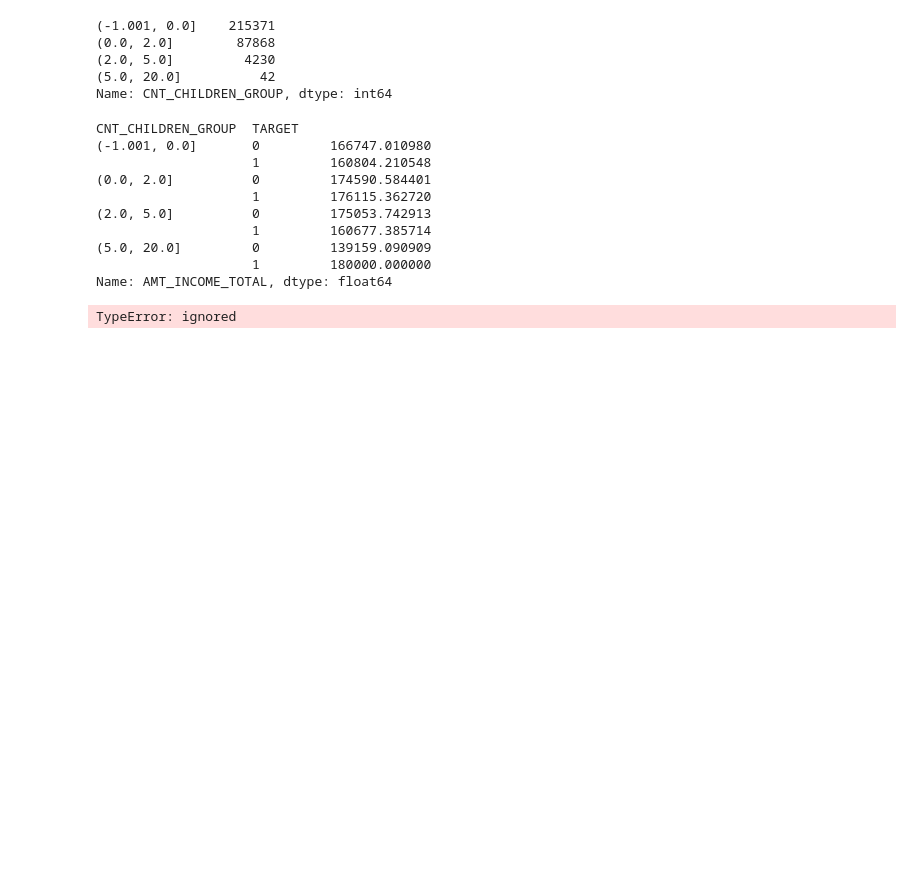
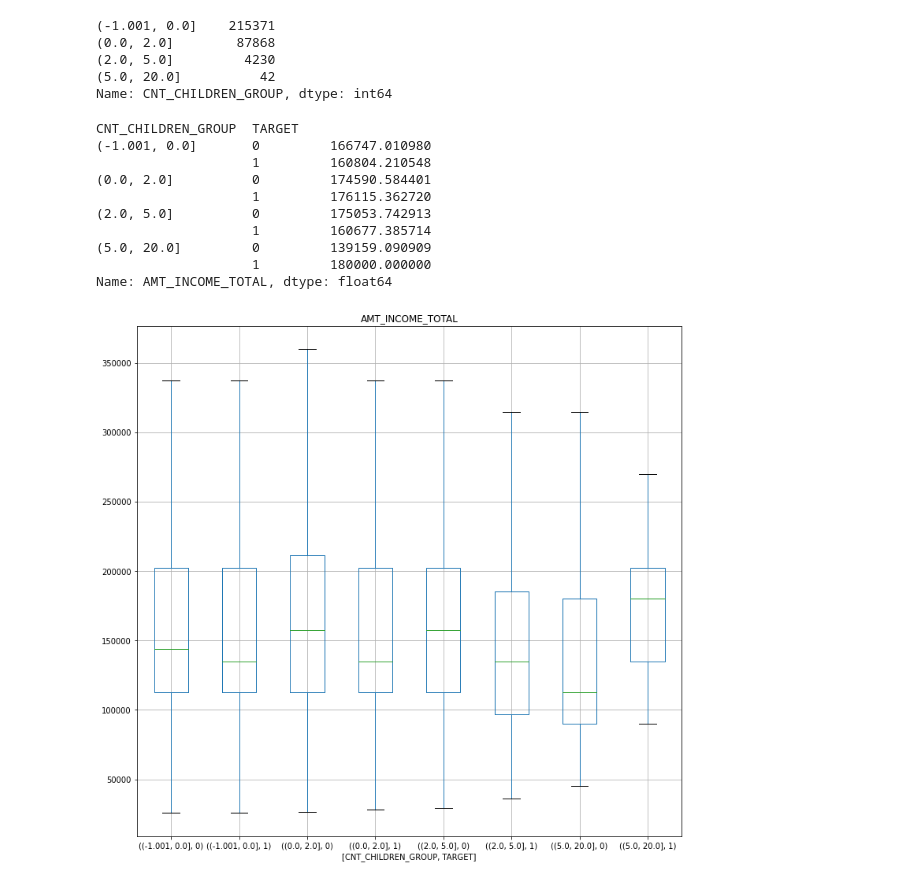
Before and after one commit to PatrickRuan/ML100Days, a Jupyter notebook: homework/Day_013_HW.ipynb, the cells around one changed output. Drawn from its saved outputs; the diff is of its cells as text; code cells hidden in the pictures; blank space fills up the shorter version.

```diff
--- a/homework/Day_013_HW.ipynb
+++ b/homework/Day_013_HW.ipynb
@@ -95,16 +95,16 @@ Name: AMT_INCOME_TOTAL, dtype: float64
 # %%
 #2-2
 """
 Your code here
 """
 plt_column = ['AMT_INCOME_TOTAL']
-plt_by = grouped_df
+plt_by = ['CNT_CHILDREN_GROUP', 'TARGET']
 
 app_train.boxplot(column=plt_column, by = plt_by, showfliers = False, figsize=(12,12))
 plt.suptitle('')
 plt.show()
 # %% [output]
-TypeError: ignored
+[figure, added]
 # %%
 #3
 """
```
Also changed, not shown: parts of 1 cell of this notebook.
